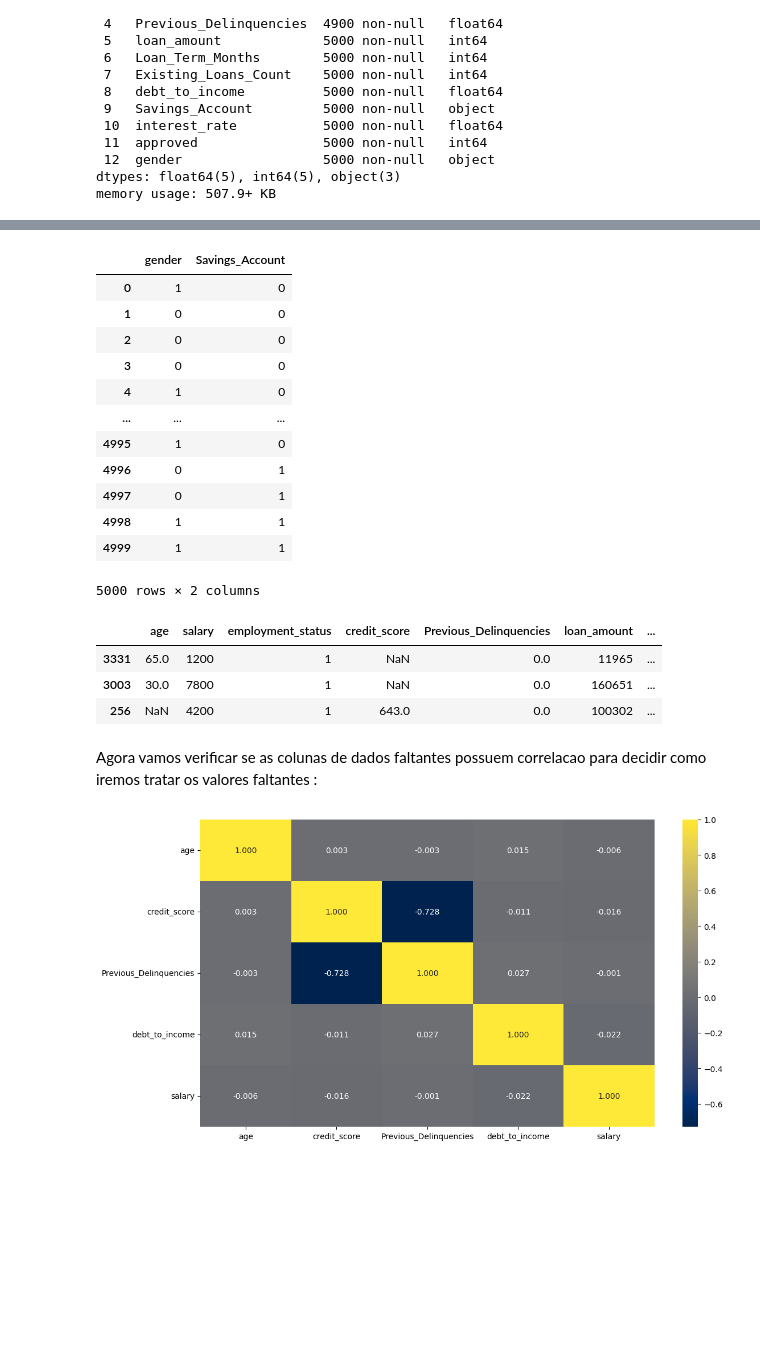
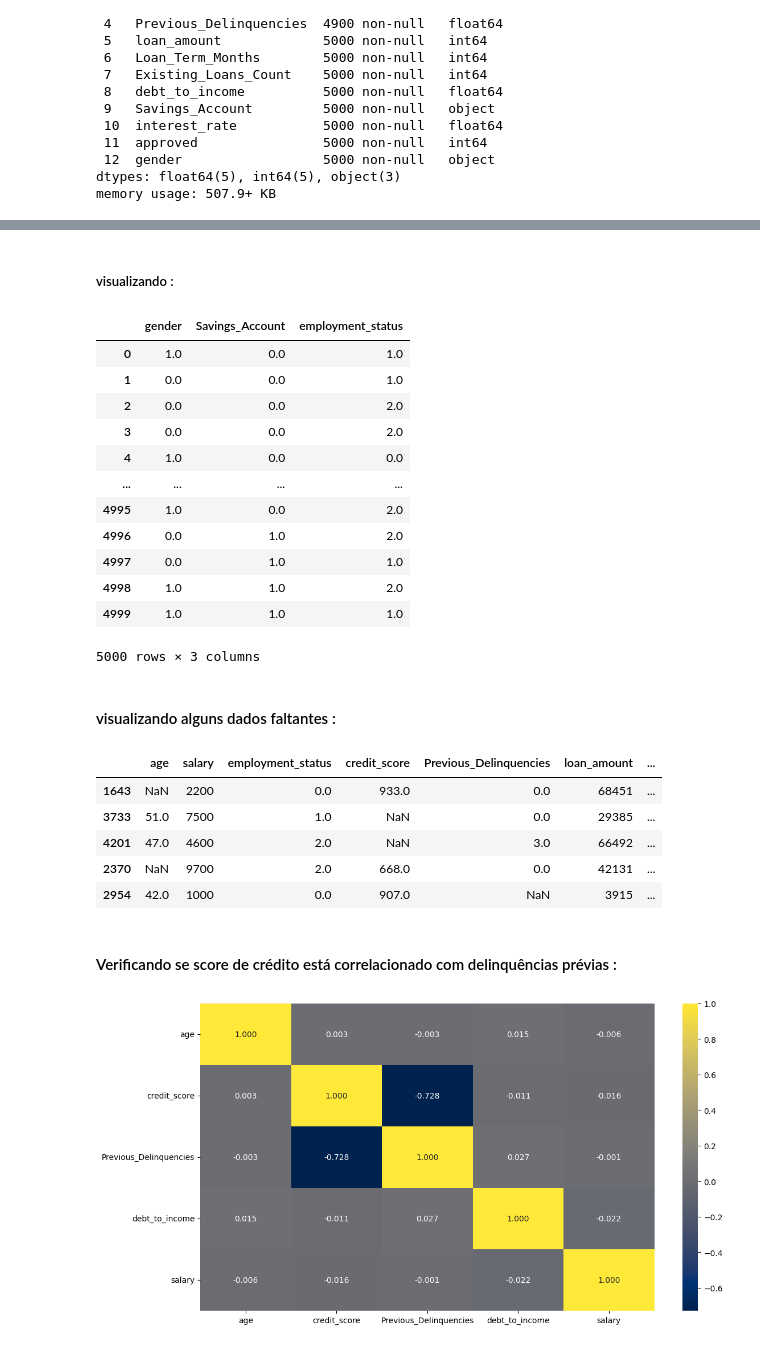
Before and after one commit to LucasDS9/Loan_approval-project, a Jupyter notebook: loan.ipynb, the cells around one changed output, grey strips where cells are left out. Drawn from its saved outputs; the diff is of its cells as text; code cells hidden in the pictures; blank space fills up the shorter version.

```diff
--- a/loan.ipynb
+++ b/loan.ipynb
@@ -275,6 +333,8 @@ memory usage: 507.9+ KB
 # %%
-encoder = LabelEncoder()
+from sklearn.preprocessing import OrdinalEncoder
 
-df['gender'] = encoder.fit_transform(df['gender'])
-df['Savings_Account'] = encoder.fit_transform(df['Savings_Account'])
-df['employment_status'] = encoder.fit_transform(df['employment_status'])
+ordinal_encoder = OrdinalEncoder()
+
+df[['gender', 'Savings_Account', 'employment_status']] = ordinal_encoder.fit_transform(
+    df[['gender', 'Savings_Account', 'employment_status']]
+)
@@ -281,29 +354,35 @@ df['employment_status'] = encoder.fit_transform(df['employment_status'])
+# %% [markdown]
+##### visualizando :
 # %%
-df[['gender', 'Savings_Account']]
+df[['gender', 'Savings_Account', 'employment_status']]
 # %% [output]
-|  | gender | Savings_Account |
-| 0 | 1 | 0 |
-| 1 | 0 | 0 |
-| 2 | 0 | 0 |
-| 3 | 0 | 0 |
-| 4 | 1 | 0 |
-| ... | ... | ... |
-| 4995 | 1 | 0 |
-| 4996 | 0 | 1 |
-| 4997 | 0 | 1 |
-| 4998 | 1 | 1 |
-| 4999 | 1 | 1 |
+|  | gender | Savings_Account | employment_status |
+| 0 | 1.0 | 0.0 | 1.0 |
+| 1 | 0.0 | 0.0 | 1.0 |
+| 2 | 0.0 | 0.0 | 2.0 |
+| 3 | 0.0 | 0.0 | 2.0 |
+| 4 | 1.0 | 0.0 | 0.0 |
+| ... | ... | ... | ... |
+| 4995 | 1.0 | 0.0 | 2.0 |
+| 4996 | 0.0 | 1.0 | 2.0 |
+| 4997 | 0.0 | 1.0 | 1.0 |
+| 4998 | 1.0 | 1.0 | 2.0 |
+| 4999 | 1.0 | 1.0 | 1.0 |
-5000 rows × 2 columns
+5000 rows × 3 columns
+# %% [markdown]
+#### visualizando alguns dados faltantes :
 # %%
-df_missing = df[df.age.isna() | df.credit_score.isna() ]
-df_missing.sample(3, random_state=0)
+df_missing = df[df.age.isna() | df.credit_score.isna() | df.Previous_Delinquencies.isna() ]
+df_missing.sample(5, random_state=0)
 # %% [output]
 |  | age | salary | employment_status | credit_score | Previous_Delinquencies | loan_amount | ... |
-| 3331 | 65.0 | 1200 | 1 | NaN | 0.0 | 11965 | ... |
-| 3003 | 30.0 | 7800 | 1 | NaN | 0.0 | 160651 | ... |
-| 256 | NaN | 4200 | 1 | 643.0 | 0.0 | 100302 | ... |
+| 1643 | NaN | 2200 | 0.0 | 933.0 | 0.0 | 68451 | ... |
+| 3733 | 51.0 | 7500 | 1.0 | NaN | 0.0 | 29385 | ... |
+| 4201 | 47.0 | 4600 | 2.0 | NaN | 3.0 | 66492 | ... |
+| 2370 | NaN | 9700 | 2.0 | 668.0 | 0.0 | 42131 | ... |
+| 2954 | 42.0 | 1000 | 0.0 | 907.0 | NaN | 3915 | ... |
 # %% [markdown]
-Agora vamos verificar se as colunas de dados faltantes possuem correlacao para decidir como iremos tratar os valores faltantes :
+#### Verificando se score de crédito está correlacionado com delinquências prévias :
 # %%
 fig, ax = plt.subplots(figsize=(12,6))
 
```
Also changed, not shown: parts of 19 cells of this notebook.
